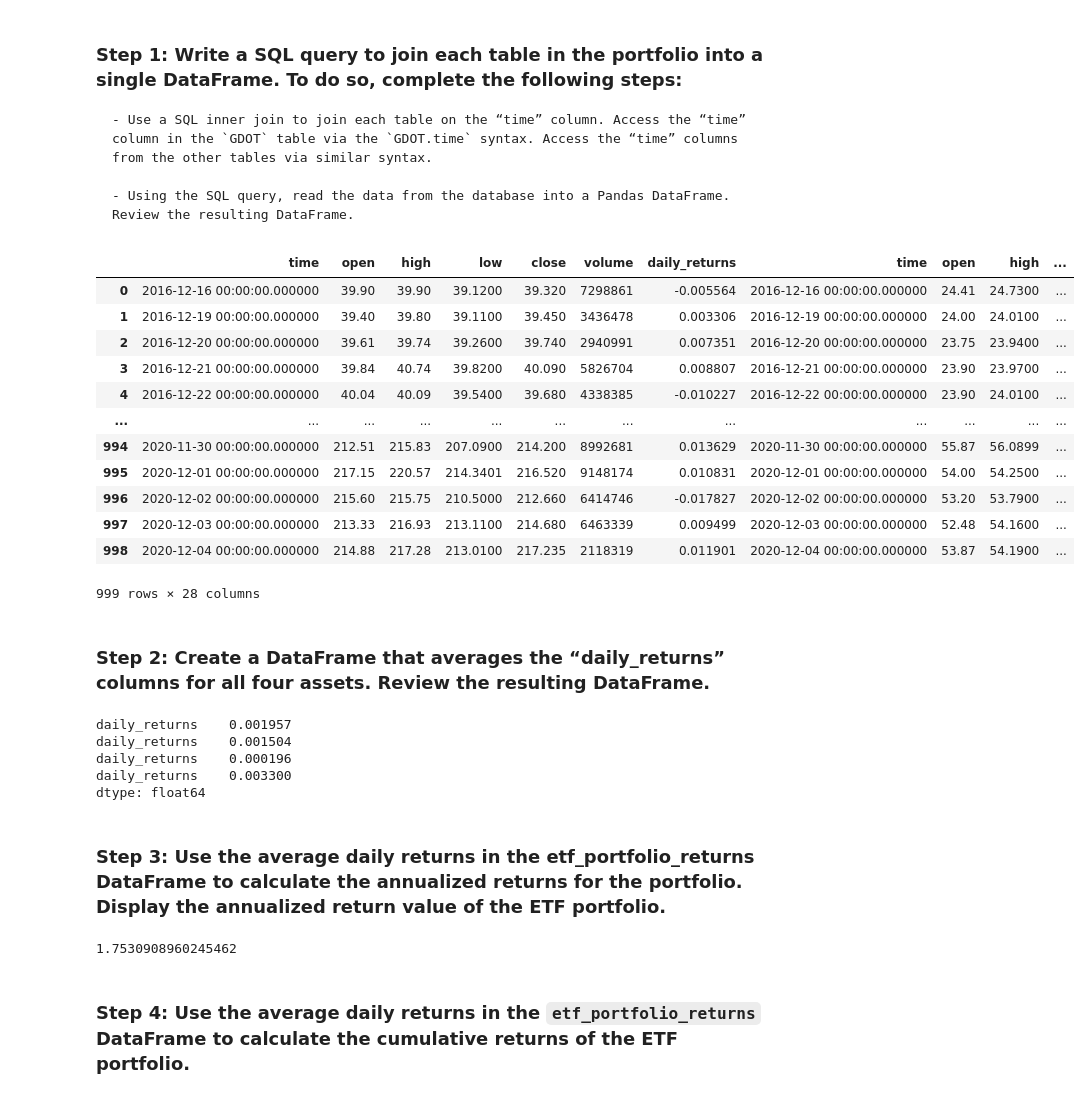
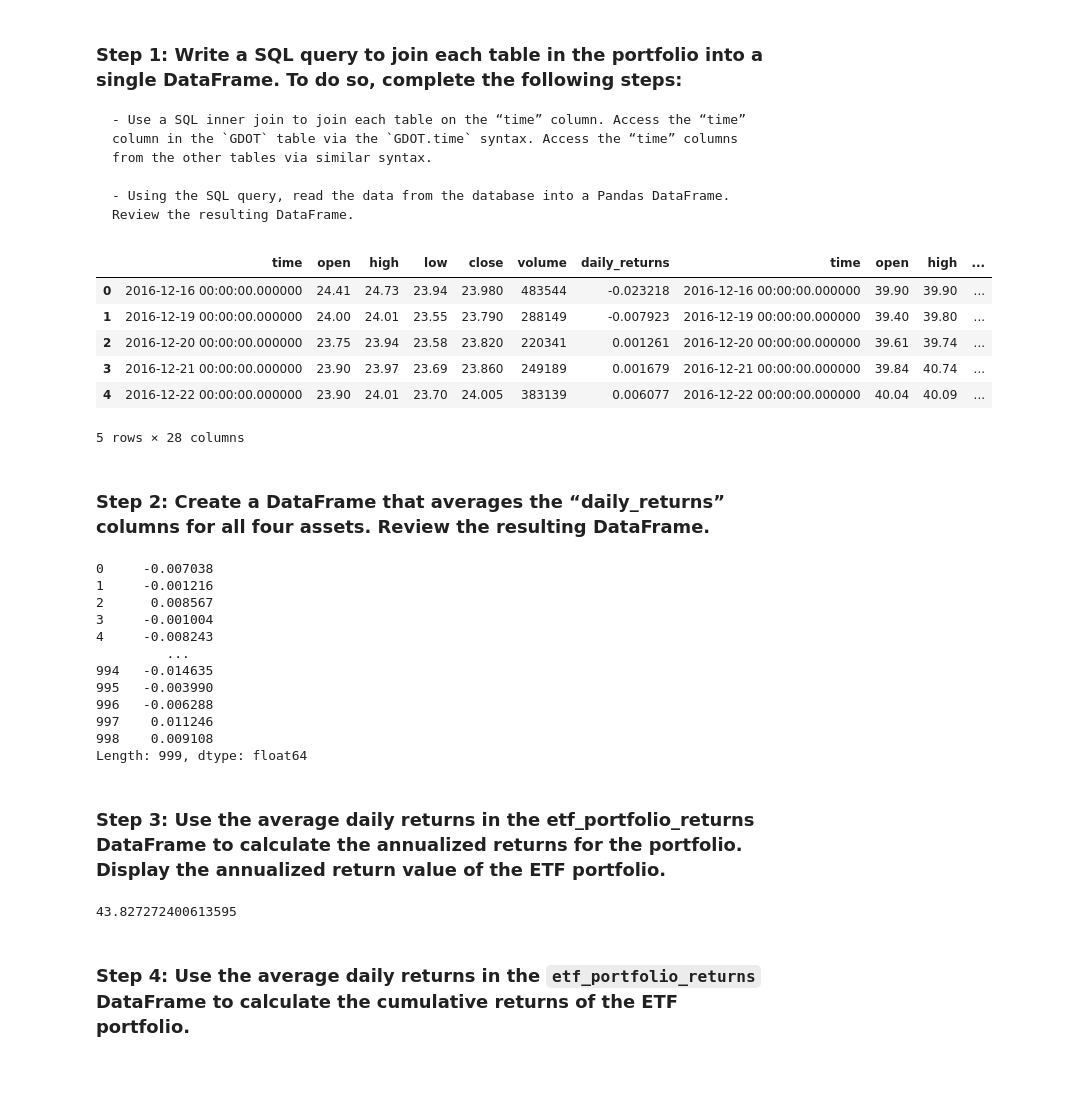
Before and after one commit to Kevinator9000/fintech_challenge_7, a Jupyter notebook: etf_analyzer.ipynb, the cells around one changed output. Saved outputs shown, nothing was run; the diff lists cells and outputs as text; code cells hidden in the pictures; blank space fills up the shorter version.

```diff
--- a/etf_analyzer.ipynb
+++ b/etf_analyzer.ipynb
@@ -321,59 +312,60 @@ Complete the following steps:
 # %%
 # Create a SQL query to join each table in the portfolio into a single DataFrame
 # Use the time column from each table as the basis for the join
 query = """SELECT *
-FROM PYPL
-LEFT JOIN GDOT ON PYPL.time = GDOT.time
-LEFT JOIN GS ON PYPL.time = GS.time
-LEFT JOIN SQ ON PYPL.time = SQ.time
+FROM GDOT
+INNER JOIN PYPL ON GDOT.time = PYPL.time
+INNER JOIN GS ON GDOT.time = GS.time
+INNER JOIN SQ ON GDOT.time = SQ.time
 """
 
 # Using the query, read the data from the database into a Pandas DataFrame
 etf_portfolio = pd.read_sql_query(query,con=engine)
 
 # Review the resulting DataFrame
-etf_portfolio
+etf_portfolio.head()
 # %% [output]
 |  | time | open | high | low | close | volume | daily_returns | time | open | high | ... |
-| 0 | 2016-12-16 00:00:00.000000 | 39.90 | 39.90 | 39.1200 | 39.320 | 7298861 | -0.005564 | 2016-12-16 00:00:00.000000 | 24.41 | 24.7300 | ... |
-| 1 | 2016-12-19 00:00:00.000000 | 39.40 | 39.80 | 39.1100 | 39.450 | 3436478 | 0.003306 | 2016-12-19 00:00:00.000000 | 24.00 | 24.0100 | ... |
-| 2 | 2016-12-20 00:00:00.000000 | 39.61 | 39.74 | 39.2600 | 39.740 | 2940991 | 0.007351 | 2016-12-20 00:00:00.000000 | 23.75 | 23.9400 | ... |
-| 3 | 2016-12-21 00:00:00.000000 | 39.84 | 40.74 | 39.8200 | 40.090 | 5826704 | 0.008807 | 2016-12-21 00:00:00.000000 | 23.90 | 23.9700 | ... |
-| 4 | 2016-12-22 00:00:00.000000 | 40.04 | 40.09 | 39.5400 | 39.680 | 4338385 | -0.010227 | 2016-12-22 00:00:00.000000 | 23.90 | 24.0100 | ... |
-| ... | ... | ... | ... | ... | ... | ... | ... | ... | ... | ... | ... |
-| 994 | 2020-11-30 00:00:00.000000 | 212.51 | 215.83 | 207.0900 | 214.200 | 8992681 | 0.013629 | 2020-11-30 00:00:00.000000 | 55.87 | 56.0899 | ... |
-| 995 | 2020-12-01 00:00:00.000000 | 217.15 | 220.57 | 214.3401 | 216.520 | 9148174 | 0.010831 | 2020-12-01 00:00:00.000000 | 54.00 | 54.2500 | ... |
-| 996 | 2020-12-02 00:00:00.000000 | 215.60 | 215.75 | 210.5000 | 212.660 | 6414746 | -0.017827 | 2020-12-02 00:00:00.000000 | 53.20 | 53.7900 | ... |
-| 997 | 2020-12-03 00:00:00.000000 | 213.33 | 216.93 | 213.1100 | 214.680 | 6463339 | 0.009499 | 2020-12-03 00:00:00.000000 | 52.48 | 54.1600 | ... |
-| 998 | 2020-12-04 00:00:00.000000 | 214.88 | 217.28 | 213.0100 | 217.235 | 2118319 | 0.011901 | 2020-12-04 00:00:00.000000 | 53.87 | 54.1900 | ... |
+| 0 | 2016-12-16 00:00:00.000000 | 24.41 | 24.73 | 23.94 | 23.980 | 483544 | -0.023218 | 2016-12-16 00:00:00.000000 | 39.90 | 39.90 | ... |
+| 1 | 2016-12-19 00:00:00.000000 | 24.00 | 24.01 | 23.55 | 23.790 | 288149 | -0.007923 | 2016-12-19 00:00:00.000000 | 39.40 | 39.80 | ... |
+| 2 | 2016-12-20 00:00:00.000000 | 23.75 | 23.94 | 23.58 | 23.820 | 220341 | 0.001261 | 2016-12-20 00:00:00.000000 | 39.61 | 39.74 | ... |
+| 3 | 2016-12-21 00:00:00.000000 | 23.90 | 23.97 | 23.69 | 23.860 | 249189 | 0.001679 | 2016-12-21 00:00:00.000000 | 39.84 | 40.74 | ... |
+| 4 | 2016-12-22 00:00:00.000000 | 23.90 | 24.01 | 23.70 | 24.005 | 383139 | 0.006077 | 2016-12-22 00:00:00.000000 | 40.04 | 40.09 | ... |
-999 rows × 28 columns
+5 rows × 28 columns
 # %% [markdown]
 ### Step 2: Create a DataFrame that averages the “daily_returns” columns for all four assets. Review the resulting DataFrame.
 # %%
 # Create a DataFrame that displays the mean value of the “daily_returns” columns for all four assets.
-etf_portfolio_returns = etf_portfolio['daily_returns'].mean()
+etf_portfolio_returns = etf_portfolio['daily_returns'].mean(axis=1)
 
 # Review the resulting DataFrame
 etf_portfolio_returns
 # %% [output]
-daily_returns    0.001957
-daily_returns    0.001504
-daily_returns    0.000196
-daily_returns    0.003300
-dtype: float64
+0     -0.007038
+1     -0.001216
+2      0.008567
+3     -0.001004
+4     -0.008243
+         ...
+994   -0.014635
+995   -0.003990
+996   -0.006288
+997    0.011246
+998    0.009108
+Length: 999, dtype: float64
 # %% [markdown]
 ### Step 3: Use the average daily returns in the etf_portfolio_returns DataFrame to calculate the annualized returns for the portfolio. Display the annualized return value of the ETF portfolio.
 # %%
 # Use the average daily returns provided by the etf_portfolio_returns DataFrame
 # to calculate the annualized return for the portfolio.
 trading_days = 252
-annualized_etf_portfolio_returns = etf_portfolio_returns.sum()* trading_days
-    # HOW MANY DAYS???????????????????????????????
+annualized_etf_portfolio_returns = etf_portfolio_returns.mean() * trading_days * 100
+
 
 # Display the annualized return value of the ETF portfolio.
 annualized_etf_portfolio_returns
 # %% [output]
-1.7530908960245462
+43.827272400613595
 # %% [markdown]
 ### Step 4: Use the average daily returns in the `etf_portfolio_returns` DataFrame to calculate the cumulative returns of the ETF portfolio.
 # %%
```
Also changed, not shown: parts of 11 cells of this notebook, 7 other files.
